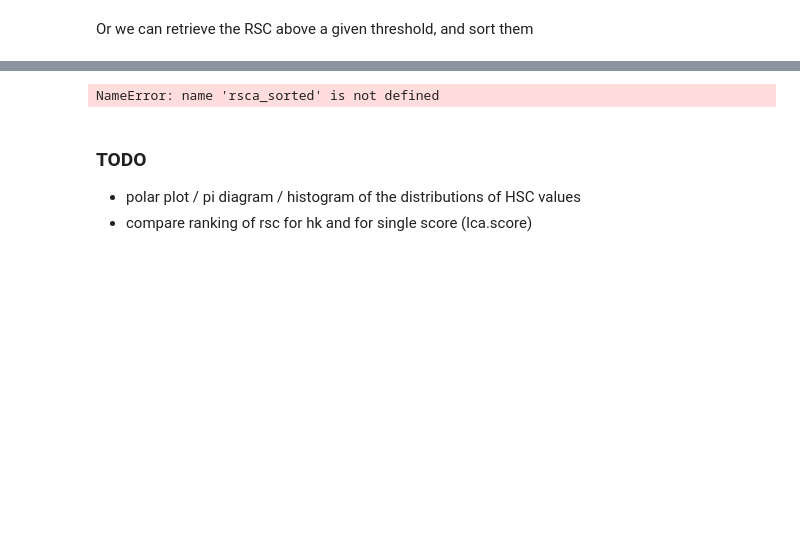
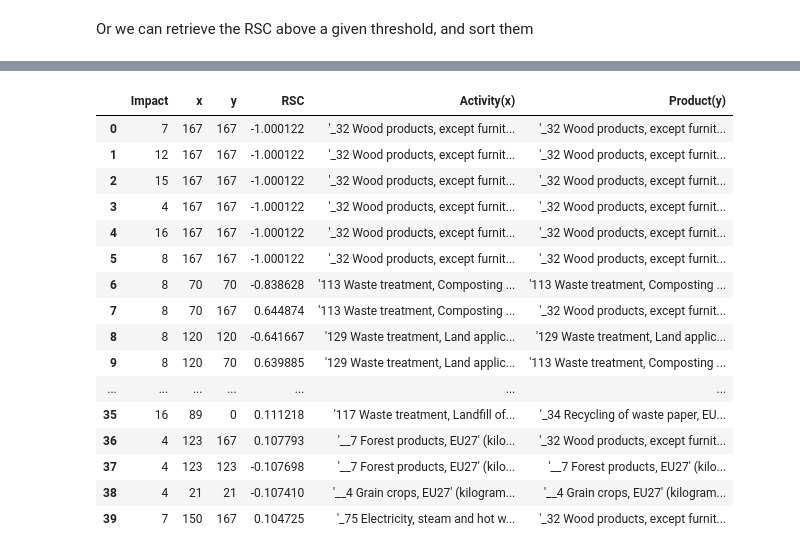
Before and after one commit to NicolasDumoulin/brightway2-sensitivity, a Jupyter notebook: LSA.ipynb, the cells around one changed output, grey strips where cells are left out. Drawn from its saved outputs; the diff is of its cells as text; code cells hidden in the pictures; blank space fills up the shorter version.

```diff
--- a/LSA.ipynb
+++ b/LSA.ipynb
@@ -276,14 +288,27 @@ print(rsca_sorted)
 # %%
 rsca_summary = [x+[
         str(Database(rev_activity[x[1]][0]).get(rev_activity[x[1]][1])),
         str(Database(rev_product[x[2]][0]).get(rev_product[x[2]][1]))] for x in rsca_sorted]
 import pandas as pd
 from IPython.display import display
-display(pd.DataFrame(rsca_summary, columns = ['Impact','x','y','RSC','Activity(x)','Product(y)']))
+rsca_sorted_df=pd.DataFrame(rsca_summary, columns = ['Impact','x','y','RSC','Activity(x)','Product(y)'])
+display(rsca_sorted_df)
 # TODO translate Impact index
 # %% [output]
-NameError: name 'rsca_sorted' is not defined
+|  | Impact | x | y | RSC | Activity(x) | Product(y) |
+| 0 | 7 | 167 | 167 | -1.000122 | '_32 Wood products, except furnit... | '_32 Wood products, except furnit... |
+| 1 | 12 | 167 | 167 | -1.000122 | '_32 Wood products, except furnit... | '_32 Wood products, except furnit... |
+| 2 | 15 | 167 | 167 | -1.000122 | '_32 Wood products, except furnit... | '_32 Wood products, except furnit... |
+| 3 | 4 | 167 | 167 | -1.000122 | '_32 Wood products, except furnit... | '_32 Wood products, except furnit... |
+| 4 | 16 | 167 | 167 | -1.000122 | '_32 Wood products, except furnit... | '_32 Wood products, except furnit... |
+| 5 | 8 | 167 | 167 | -1.000122 | '_32 Wood products, except furnit... | '_32 Wood products, except furnit... |
+| 6 | 8 | 70 | 70 | -0.838628 | '113 Waste treatment, Composting ... | '113 Waste treatment, Composting ... |
+| 7 | 8 | 70 | 167 | 0.644874 | '113 Waste treatment, Composting ... | '_32 Wood products, except furnit... |
+| 8 | 8 | 120 | 120 | -0.641667 | '129 Waste treatment, Land applic... | '129 Waste treatment, Land applic... |
+| 9 | 8 | 120 | 70 | 0.639885 | '129 Waste treatment, Land applic... | '113 Waste treatment, Composting ... |
+| ... | ... | ... | ... | ... | ... | ... |
+| 35 | 16 | 89 | 0 | 0.111218 | '117 Waste treatment, Landfill of... | '_34 Recycling of waste paper, EU... |
+| 36 | 4 | 123 | 167 | 0.107793 | '__7 Forest products, EU27' (kilo... | '_32 Wood products, except furnit... |
+| 37 | 4 | 123 | 123 | -0.107698 | '__7 Forest products, EU27' (kilo... | '__7 Forest products, EU27' (kilo... |
+| 38 | 4 | 21 | 21 | -0.107410 | '__4 Grain crops, EU27' (kilogram... | '__4 Grain crops, EU27' (kilogram... |
+| 39 | 7 | 150 | 167 | 0.104725 | '_75 Electricity, steam and hot w... | '_32 Wood products, except furnit... |
-# %% [markdown]
-### TODO
-- polar plot / pi diagram / histogram of the distributions of HSC values
-- compare ranking of rsc for hk and for single score (lca.score)
```
Also changed, not shown: parts of 20 cells of this notebook.
